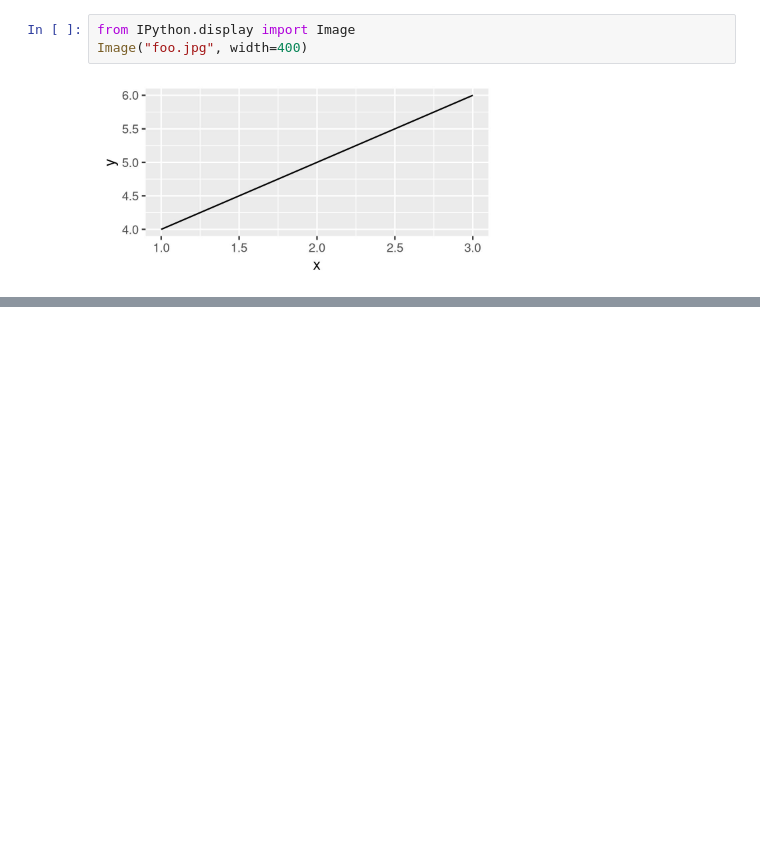
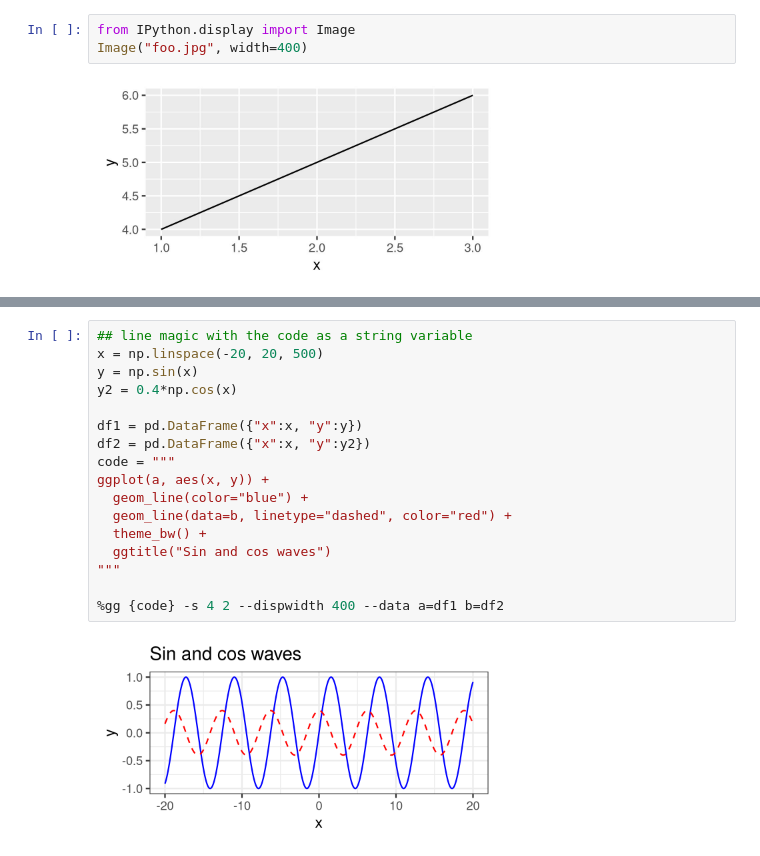
Before and after one commit to kota7/ggshow, a Jupyter notebook: examples.ipynb, the cells around one changed output, grey strips where cells are left out. Cells and saved outputs as stored; diff of their text form; blank space fills up the shorter version.

Commit message:
add gg magic command

```diff
--- a/examples.ipynb
+++ b/examples.ipynb
@@ -70,0 +68,19 @@ print(config.rscript)
+# %%
+## line magic with the code as a string variable
+x = np.linspace(-20, 20, 500)
+y = np.sin(x)
+y2 = 0.4*np.cos(x)
+
+df1 = pd.DataFrame({"x":x, "y":y})
+df2 = pd.DataFrame({"x":x, "y":y2})
+code = """
+ggplot(a, aes(x, y)) +
+  geom_line(color="blue") +
+  geom_line(data=b, linetype="dashed", color="red") +
+  theme_bw() +
+  ggtitle("Sin and cos waves")
+"""
+
+%gg {code} -s 4 2 --dispwidth 400 --data a=df1 b=df2
+# %% [output]
+[figure, added]
```
Also changed, not shown: parts of 10 cells of this notebook, 9 other files.
